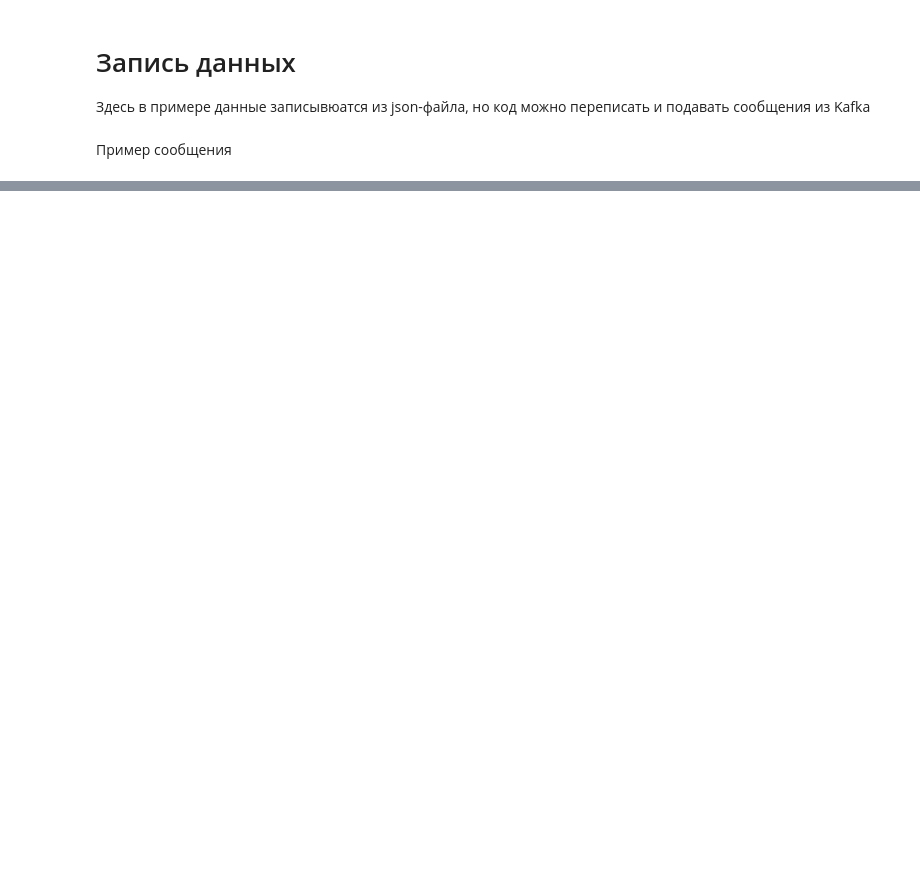
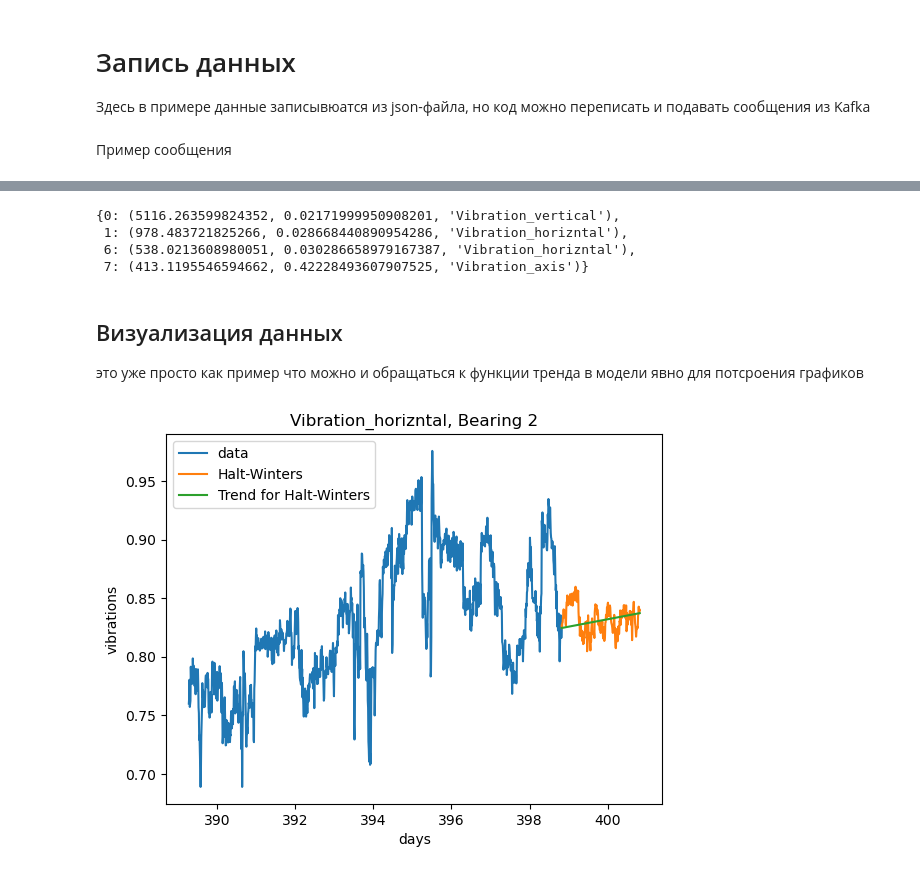
Before and after one commit to FoxhoundTeam/Evraz2.0_FoxhoundTeam, a Jupyter notebook: predictor/workspace.ipynb, the cells around one changed output, grey strips where cells are left out. Cells and saved outputs as stored; diff of their text form; code cells hidden in the pictures; blank space fills up the shorter version.

Commit message:
implemented Halt-Winters exponential smoothing

```diff
--- a/predictor/workspace.ipynb
+++ b/predictor/workspace.ipynb
@@ -85,0 +94,2 @@ model.t
+# %%
+model.fit_halt_winters(n_days=30)
@@ -85,0 +108,33 @@ model.t
+# %%
+model.predict_hw()
+# %% [output]
+{0: (5116.263599824352, 0.02171999950908201, 'Vibration_vertical'),
+ 1: (978.483721825266, 0.028668440890954286, 'Vibration_horizntal'),
+ 6: (538.0213608980051, 0.030286658979167387, 'Vibration_horizntal'),
+ 7: (413.1195546594662, 0.42228493607907525, 'Vibration_axis')}
+# %% [markdown]
+## Визуализация данных
+это уже просто как пример что можно и обращаться к функции тренда в модели явно для потсроения графиков
+# %%
+key = 'Vibration_horizntal'
+
+plt.title('{}, Bearing 2'.format(key))
+
+x = model.data_value[1][key]
+
+plt.plot(model.t, x, label='data')
+
+t_pred, x_pred = model.build_hw(1, key, 2)
+
+plt.plot(t_pred, x_pred, label='Halt-Winters')
+
+t_pred_tr = np.array([model.t[-1], model.t[-1]+2])
+x_pred_tr = model.trend_hw(t_pred_tr, key, 1)
+
+plt.plot(t_pred_tr, x_pred_tr, label='Trend for Halt-Winters')
+plt.legend()
+plt.xlabel('days')
+plt.ylabel('vibrations')
+plt.show()
+# %% [output]
+[figure, added]
```
Also changed, not shown: parts of 14 cells of this notebook, 1 other file.
